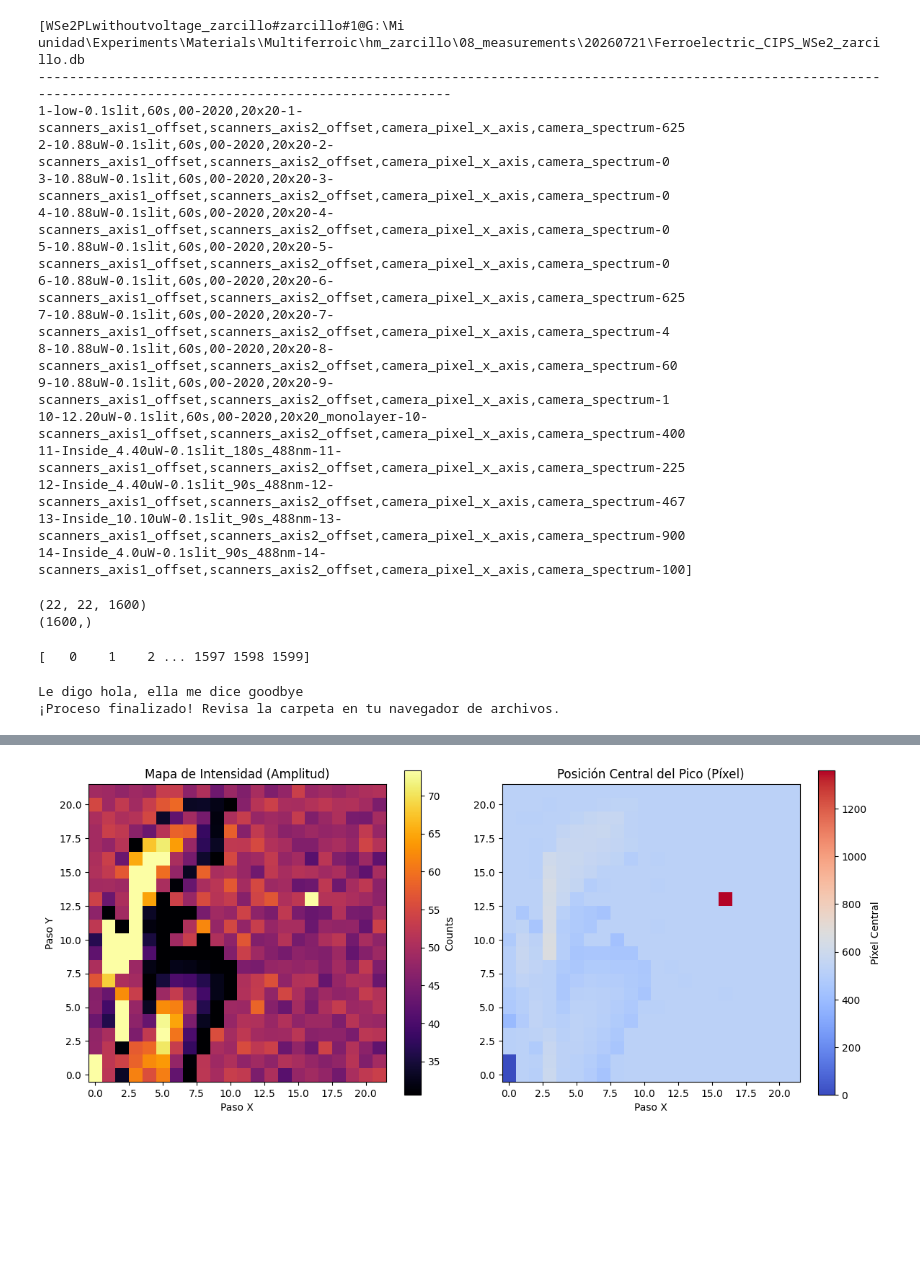
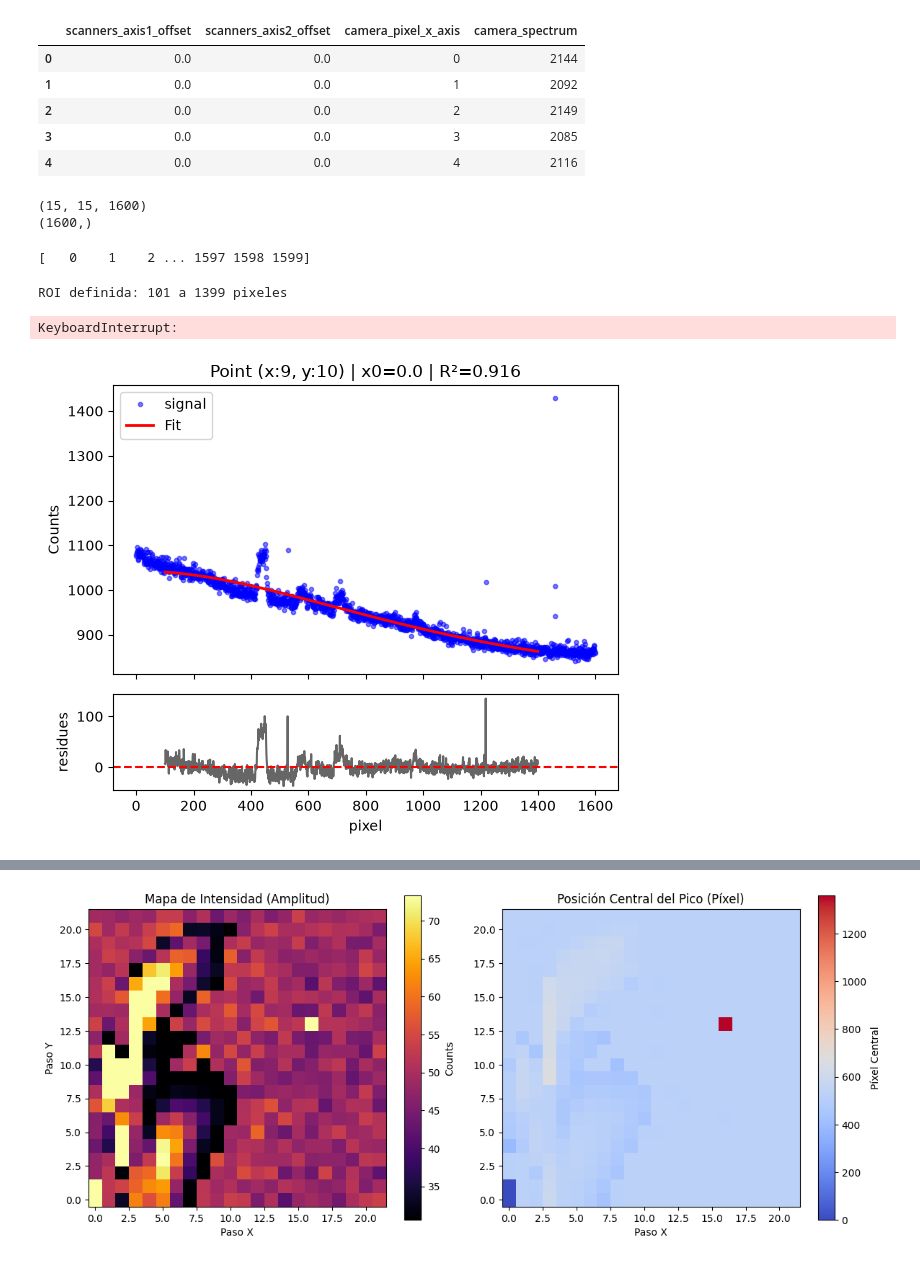
Before and after one commit to haritz-uv/TFMscripts, a Jupyter notebook: data_analysis.ipynb, the cells around one changed output, grey strips where cells are left out. Drawn from its saved outputs; the diff is of its cells as text; code cells hidden in the pictures; blank space fills up the shorter version.

Commit message:
Added comments and 2 more plots

```diff
--- a/data_analysis.ipynb
+++ b/data_analysis.ipynb
@@ -8,28 +7,18 @@ from qcodes.dataset.experiment_container import experiments
 %matplotlib inline
 # %%
 qc.config['core']['db_location'] = r"G:\Mi unidad\Experiments\Materials\Multiferroic\hm_zarcillo\08_measurements\20260721\Ferroelectric_CIPS_WSe2_zarcillo.db"
-dataset=load_by_id(1)
-print(experiments())
+dataset=load_by_id(11)
+#print(experiments())
 df = dataset.to_pandas_dataframe()
 df = df.reset_index()
-#df.head()
+df.head()
 # %% [output]
-[WSe2PLwithoutvoltage_zarcillo#zarcillo#1@G:\Mi unidad\Experiments\Materials\Multiferroic\hm_zarcillo\08_measurements\20260721\Ferroelectric_CIPS_WSe2_zarcillo.db
------------------------------------------------------------------------------------------------------------------------------------------------------------------
-1-low-0.1slit,60s,00-2020,20x20-1-scanners_axis1_offset,scanners_axis2_offset,camera_pixel_x_axis,camera_spectrum-625
-2-10.88uW-0.1slit,60s,00-2020,20x20-2-scanners_axis1_offset,scanners_axis2_offset,camera_pixel_x_axis,camera_spectrum-0
-3-10.88uW-0.1slit,60s,00-2020,20x20-3-scanners_axis1_offset,scanners_axis2_offset,camera_pixel_x_axis,camera_spectrum-0
-4-10.88uW-0.1slit,60s,00-2020,20x20-4-scanners_axis1_offset,scanners_axis2_offset,camera_pixel_x_axis,camera_spectrum-0
-5-10.88uW-0.1slit,60s,00-2020,20x20-5-scanners_axis1_offset,scanners_axis2_offset,camera_pixel_x_axis,camera_spectrum-0
-6-10.88uW-0.1slit,60s,00-2020,20x20-6-scanners_axis1_offset,scanners_axis2_offset,camera_pixel_x_axis,camera_spectrum-625
-7-10.88uW-0.1slit,60s,00-2020,20x20-7-scanners_axis1_offset,scanners_axis2_offset,camera_pixel_x_axis,camera_spectrum-4
-8-10.88uW-0.1slit,60s,00-2020,20x20-8-scanners_axis1_offset,scanners_axis2_offset,camera_pixel_x_axis,camera_spectrum-60
-9-10.88uW-0.1slit,60s,00-2020,20x20-9-scanners_axis1_offset,scanners_axis2_offset,camera_pixel_x_axis,camera_spectrum-1
-10-12.20uW-0.1slit,60s,00-2020,20x20_monolayer-10-scanners_axis1_offset,scanners_axis2_offset,camera_pixel_x_axis,camera_spectrum-400
-11-Inside_4.40uW-0.1slit_180s_488nm-11-scanners_axis1_offset,scanners_axis2_offset,camera_pixel_x_axis,camera_spectrum-225
-12-Inside_4.40uW-0.1slit_90s_488nm-12-scanners_axis1_offset,scanners_axis2_offset,camera_pixel_x_axis,camera_spectrum-467
-13-Inside_10.10uW-0.1slit_90s_488nm-13-scanners_axis1_offset,scanners_axis2_offset,camera_pixel_x_axis,camera_spectrum-900
-14-Inside_4.0uW-0.1slit_90s_488nm-14-scanners_axis1_offset,scanners_axis2_offset,camera_pixel_x_axis,camera_spectrum-100]
+|  | scanners_axis1_offset | scanners_axis2_offset | camera_pixel_x_axis | camera_spectrum |
+| 0 | 0.0 | 0.0 | 0 | 2144 |
+| 1 | 0.0 | 0.0 | 1 | 2092 |
+| 2 | 0.0 | 0.0 | 2 | 2149 |
+| 3 | 0.0 | 0.0 | 3 | 2085 |
+| 4 | 0.0 | 0.0 | 4 | 2116 |
 # %%
 import numpy as np
 import pandas as pd
@@ -60,8 +49,8 @@ def pv(x,A,eta,x0,w, offset):
     l = lorentzian(x, 1, x0, gamma)
     return A*(eta*l+(1-eta)*g)+offset
 # %%
-qc.config['core']['db_location'] = r"G:\Mi unidad\Experiments\Materials\Multiferroic\hm_14_4\6_measurements\04_scan_20260610\PL_WSe2_Haritz.db"
-dataset = load_by_id(1)
+qc.config['core']['db_location'] = r"G:\Mi unidad\Experiments\Materials\Multiferroic\hm_zarcillo\08_measurements\20260721\Ferroelectric_CIPS_WSe2_zarcillo.db"
+dataset = load_by_id(11)
 xr_data = dataset. to_xarray_dataset()
 
 y_data = xr_data['camera_spectrum'].values
@@ -69,7 +58,7 @@ x_data = xr_data['camera_pixel_x_axis'].values
 print(y_data.shape)
 print(x_data.shape)
 # %% [output]
-(22, 22, 1600)
+(15, 15, 1600)
 (1600,)
 # %%
 print(x_data)
@@ -105,19 +94,19 @@ from scipy.optimize import curve_fit
 from scipy.signal import medfilt
 
 # 1. Creamos una carpeta para guardar las fotos (si ya existe, no hace nada)
-carpeta_salida = r"G:\Mi unidad\Experiments\Materials\Multiferroic\hm_14_4\6_measurements\04_scan_20260610\spectra"
+carpeta_salida = r"G:\Mi unidad\Experiments\Materials\Multiferroic\hm_zarcillo\08_measurements\20260721\SPECTRA"
 os.makedirs(carpeta_salida, exist_ok=True)
 x_data = xr_data['camera_pixel_x_axis'].values
 y_matrix = xr_data['camera_spectrum'].values
 # 2. Definimos la ventana (ROI) fuera del bucle
 filtro=(x_data > 100) & (x_data < 1400)
 x_fit = x_data[filtro]
-palo=piky()
-print(palo[0])
+
+print(f"ROI definida: {x_fit[0]} a {x_fit[-1]} pixeles")
 k=1
 
-for i in range(22):
-    for j in range(22):
+for i in range(15):
+    for j in range(15):
 
         # --- A) EXTRACCIÓN Y LIMPIEZA ---
         y_crudo = y_matrix[i, j, :]
@@ -141,7 +130,6 @@ for i in range(22):
 
 
         try:
-            #print(palo[k])
             # Hacemos el ajuste
             a,x, popt, pcov = peak_track(x_zone, y_zone,y_mask_fit=y_plantilla_zone, mode1=False)
             y_fit = pv(x_zone, *popt)
@@ -158,34 +146,38 @@ for i in range(22):
             ax1.plot(x_data, y_crudo, 'b.', label='signal', alpha=0.5)
             ax1.plot(x_zone, y_fit, 'r-', label='Fit', linewidth=2)
             ax1.set_ylabel("Counts")
             ax1.set_title(f"Point (x:{i}, y:{j}) | x0={popt[2]:.1f} | R²={r_cuadrado:.3f}")
             ax1.legend()
 
             # Abajo: Residuos
             ax2.plot(x_zone, residuos, 'k-', alpha=0.6)
             ax2.axhline(0, color='red', linestyle='--')
             ax2.set_xlabel("pixel")
             ax2.set_ylabel("residues")
 
             plt.tight_layout()
 
 
             # --- D) GUARDAR Y CERRAR ---
             # Formamos el nombre del archivo (ej: punto_0_0.jpg, punto_0_1.jpg...)
             nombre_archivo = f"{carpeta_salida}/spectra_{i}_{j}.jpg"
 
             # Guardamos con buena resolución (dpi=150)
             plt.savefig(nombre_archivo, dpi=150, bbox_inches='tight')
 
             # ¡CRÍTICO! Cerramos la figura para que no se sature la memoria
             plt.close(fig)
             k+=1
         except RuntimeError:
-            print(f"le digo nena como tu ya no hay ;)")
+            print(f"Curve fit failed for point (x:{i}, y:{j}). Skipping this point.")
             # Si quieres que guarde una foto vacía avisando, podrías hacerlo,
             # pero lo normal es simplemente saltarlo.
 
-print("¡Proceso finalizado! Revisa la carpeta en tu navegador de archivos.")
+
+
+
+print(f" all the spectra have been saved in the folder {carpeta_salida}")
 # %% [output]
-Le digo hola, ella me dice goodbye
-¡Proceso finalizado! Revisa la carpeta en tu navegador de archivos.
+ROI definida: 101 a 1399 pixeles
+KeyboardInterrupt:
+[figure, added]
```
Also changed, not shown: parts of 6 cells of this notebook.
